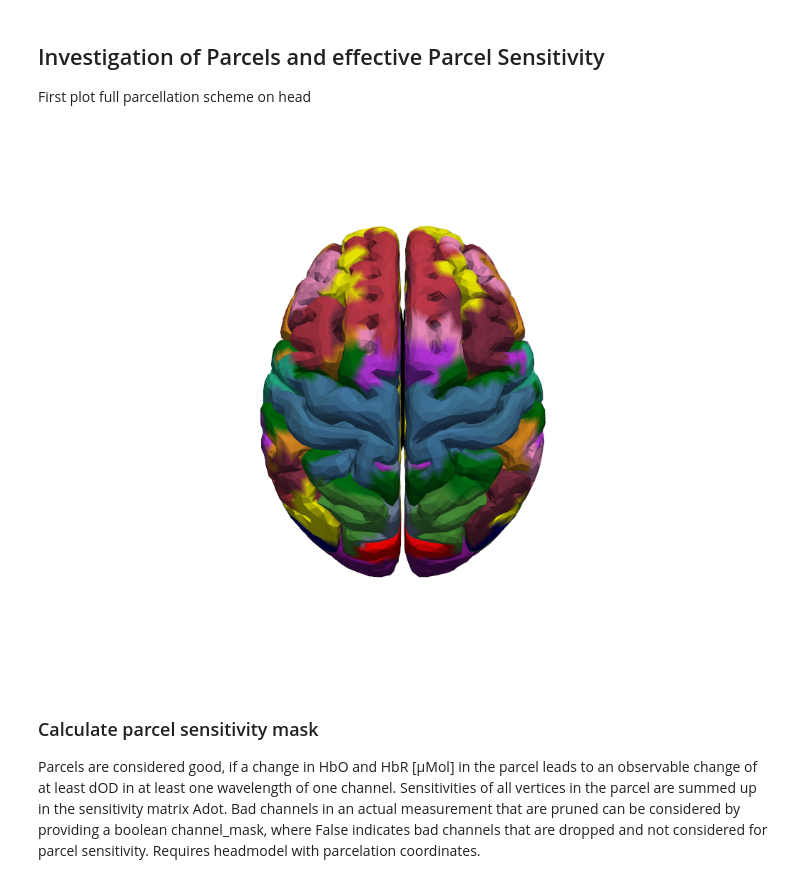
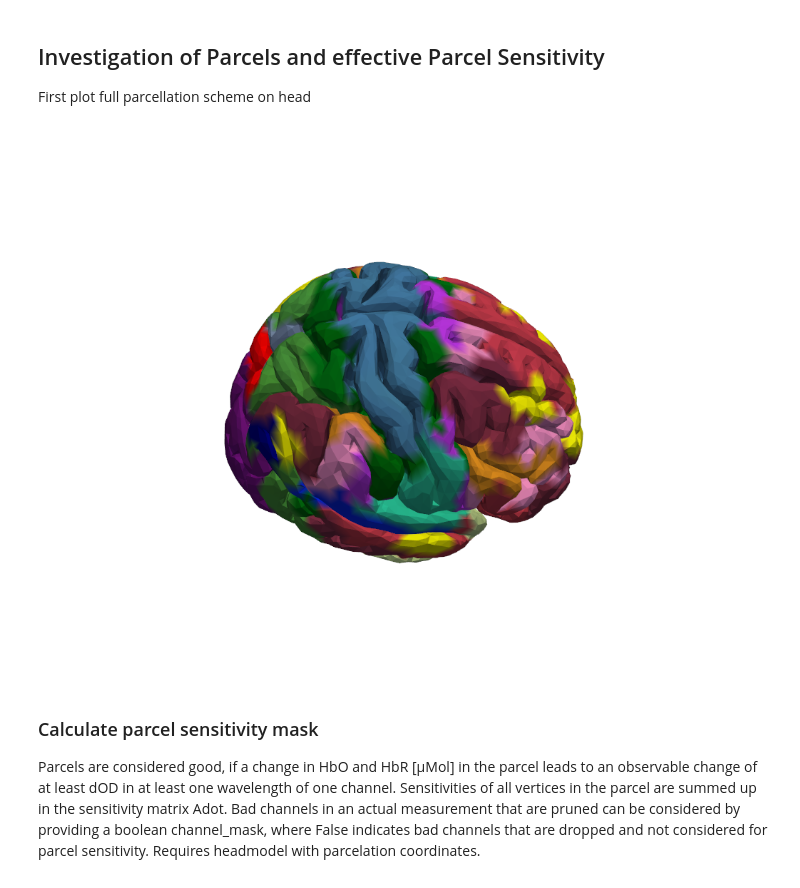
Before and after one commit to ibs-lab/cedalion, a Jupyter notebook: examples/signal_quality/23_parcel_sensitivity.ipynb, the cells around one changed output. Drawn from its saved outputs; the diff is of its cells as text; code cells hidden in the pictures.

```diff
--- a/examples/signal_quality/23_parcel_sensitivity.ipynb
+++ b/examples/signal_quality/23_parcel_sensitivity.ipynb
@@ -121,29 +121,29 @@ parcels = cedalion_parcellation.io.read_parcellations(PARCEL_DIR)
 # %%
 b = cdc.VTKSurface.from_trimeshsurface(head.brain)
 b = pv.wrap(b.mesh)
 b["parcels"] = parcels.Color.tolist()
 
 plt = pv.Plotter()
 
 plt.add_mesh(
     b,
     scalars="parcels",
     rgb=True
 )
 
 
 if "parcel" in head.brain.vertices.coords:
     cog = head.brain.vertices.mean(["label", "parcel"]).values
 else:
     cog = head.brain.vertices.mean("label").values
-plt.camera.position = cog + [0,0,400]
+plt.camera.position = cog + [400,0,400]
 plt.camera.focal_point = cog
-plt.camera.up = [0,1,0]
+plt.camera.left = [0,1,0]
 plt.reset_camera()
 
 plt.show()
 # %% [output]
-[figure, old version]
+[figure, new version]
 # %% [markdown]
 ### Calculate parcel sensitivity mask
 
```
Also changed, not shown: parts of 5 cells of this notebook.
